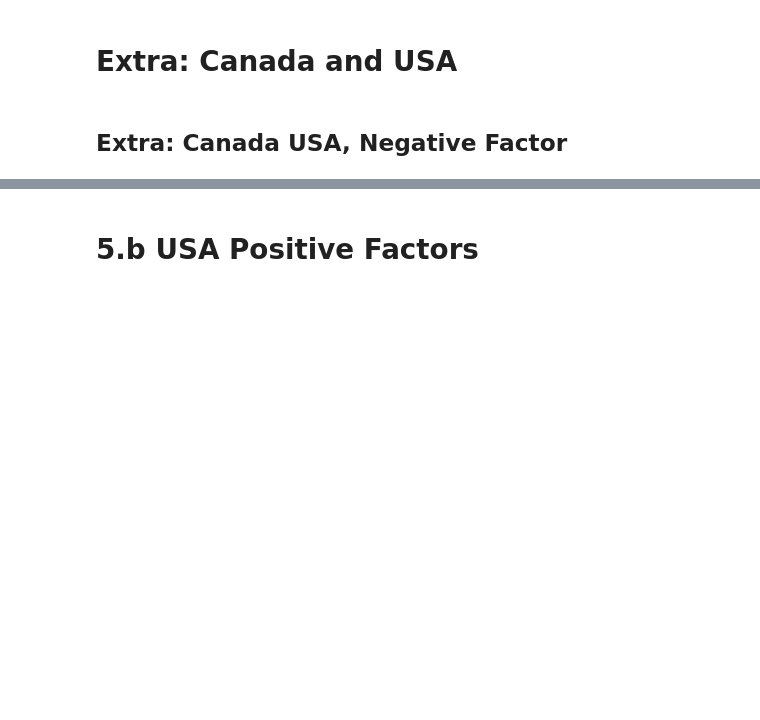
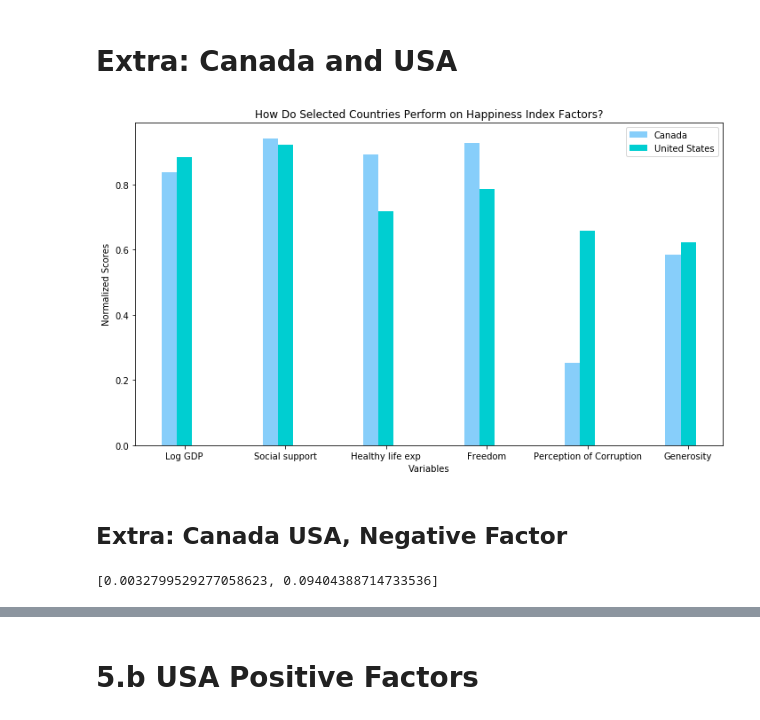
Before and after one commit to jkurtb/Suicide_squad, a Jupyter notebook: PursuitOfHappiness/Codes/Question 5, barchart.ipynb, the cells around one changed output, grey strips where cells are left out. Drawn from its saved outputs; the diff is of its cells as text; code cells hidden in the pictures; blank space fills up the shorter version.

```diff
--- a/PursuitOfHappiness/Codes/Question 5, barchart.ipynb
+++ b/PursuitOfHappiness/Codes/Question 5, barchart.ipynb
@@ -580,37 +683,39 @@ country1b.append(df_normal[df_normal["Country name"]==country_list[1]][variable_
 # %%
 
 N = len(country0b)
 
 fig, ax = plt.subplots(figsize = (10,6))
 
 ind = np.arange(N)    # the x locations for the groups
 width = 0.15        # the width of the bars. This is pretty much the place to control spacing
 ax.bar(ind + width*0, country0b, width, bottom=0,  label=country_list[0],color = color[0])
 ax.bar(ind + width*1, country1b, width, bottom=0, label=country_list[1],color = color[1])
 #ax.bar(ind + width*2, country2b, width, bottom=0, label=country_list[2],color = color[2])
 #ax.bar(ind + width*3, country3b, width, bottom=0, label=country_list[3],color = color[3])
 #ax.bar(ind + width*4, country4b, width, bottom=0, label=country_list[4],color = color[4])
 #ax.bar(ind + width*4, country4b, width, bottom=0, label=country_list[5],color = color[5])
 
 ax.set_title('How Do Selected Countries Perform on Happiness Index Factors?')
-ax.set_xticks(ind + width * 2) #The location of label
+ax.set_xticks(ind + width ) #The location of label
 ax.set_xticklabels((variable_list[0], variable_list[1],  variable_list[2],  variable_list[3],variable_list[4],variable_list[5] ))
 
 ax.legend(loc='upper right')
 
 
 plt.xlabel("Variables")
 plt.ylabel("Normalized Scores")
 plt.savefig(f"../Images/Happiness Index Factor - CANUSA.jpg")
 plt.tight_layout()
 plt.show()
+# %% [output]
+[figure, added]
 # %% [markdown]
 ## Extra: Canada USA, Negative Factor
 # %%
 #Preparing the data
 
 
-variable_list= ["Brain Drain","Security Threat" ]
+variable_list= ["Brain drain","Security Threat" ]
 
 country0n=[]
 country0n.append(df_normal[df_normal["Country name"]==country_list[0]][variable_list[0] ].item() )
@@ -629,6 +734,8 @@ country1n.append(df_normal[df_normal["Country name"]==country_list[1]][variable_
 
 
 country3n
+# %% [output]
+[0.0032799529277058623, 0.09404388714733536]
 # %%
 
 N = len(country0n) #number of variables to be tested
```
Also changed, not shown: parts of 23 cells of this notebook, 12 other files.
